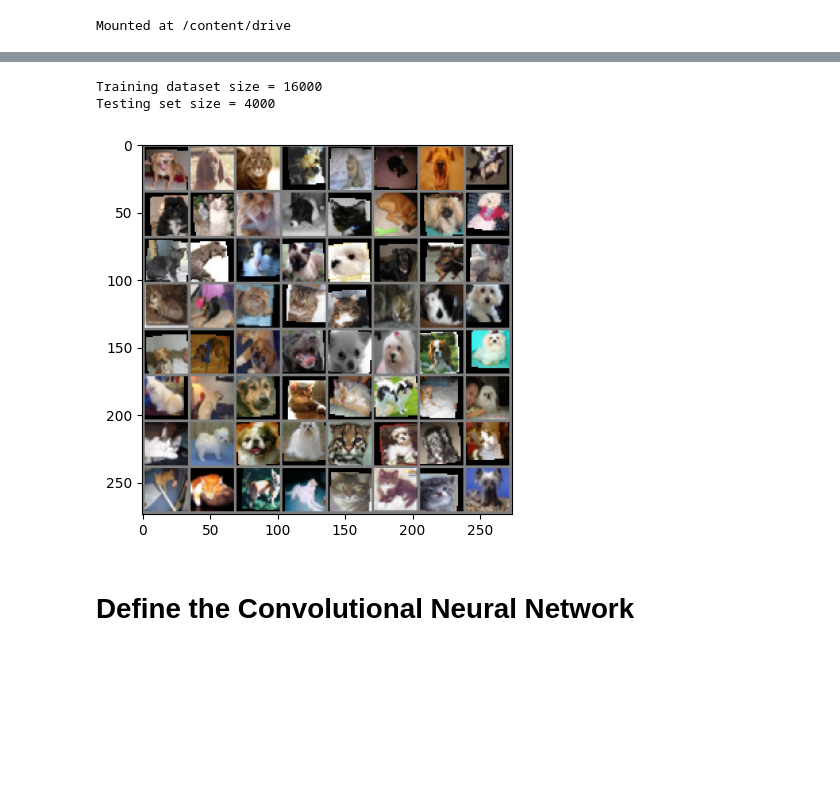
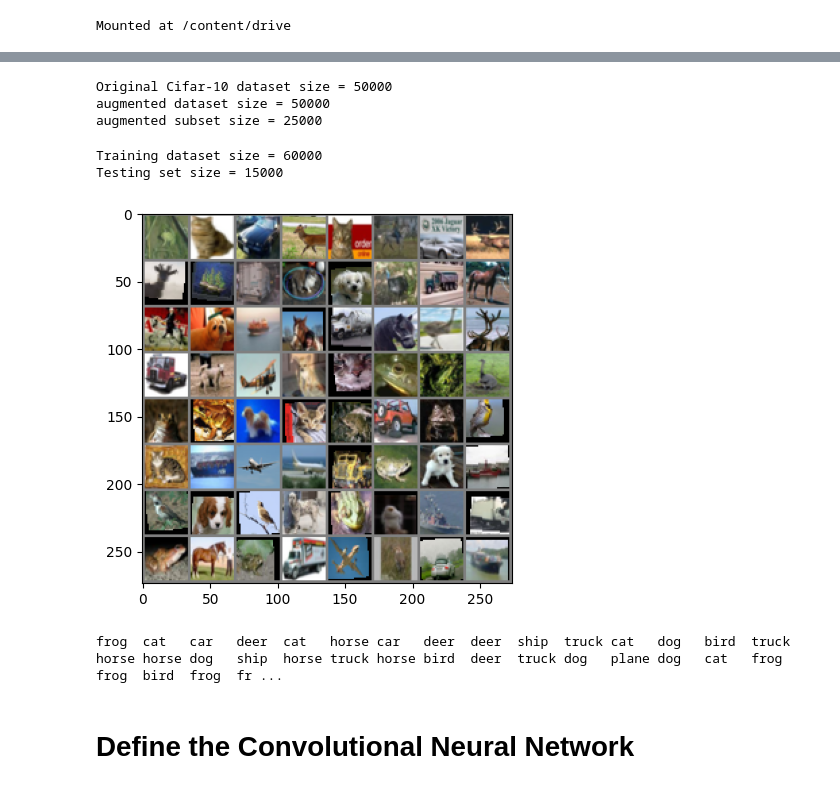
Before and after one commit to Al-harithM/CIFAR-10_CNN, a Jupyter notebook: cats_vs_dogs_CNN.ipynb, the cells around one changed output, grey strips where cells are left out. Drawn from its saved outputs; the diff is of its cells as text; code cells hidden in the pictures; blank space fills up the shorter version.

Commit message:
train all the classes in the dataset instead of only dogs, and cats, and compare our model with ResNet18

```diff
--- a/cats_vs_dogs_CNN.ipynb
+++ b/cats_vs_dogs_CNN.ipynb
@@ -26,16 +26,12 @@ drive.mount('/content/drive')
 Mounted at /content/drive
 # %%
 # Download cifar-10 training dataset
-trainset = torchvision.datasets.CIFAR10(
+dataset = torchvision.datasets.CIFAR10(
     root='/content/drive/MyDrive/cifar_data',
     train=True,
     download=True,
     transform=transform
 )
-
-CAT_LABEL = 3
-dog_label = 5
-target_classes = [CAT_LABEL, dog_label]
 # %%
 augmented_dataset = torchvision.datasets.CIFAR10(
     root='/content/drive/MyDrive/cifar_data',
@@ -106,2 +48,2 @@ Filtered binary dataset size (Cats & Dogs only): 10000 images
 # %%
-trainingset, testingset = torch.utils.data.random_split(binary_trainset,[0.6,0.4])
+trainset, testset = torch.utils.data.random_split(dataset,[0.7,0.3])
@@ -111,35 +50,50 @@ complete_train_dataset = torch.utils.data.ConcatDataset(
+# %%
+augmented_dataset_evens = list(range(0,len(augmented_dataset),2))
+augmented_subset = torch.utils.data.Subset(augmented_dataset, augmented_dataset_evens)
+
+complete_trainset = torch.utils.data.ConcatDataset(
+    [trainset, augmented_subset]
+)
+# %%
+print(f"Original Cifar-10 dataset size = {len(dataset)}")
+print(f"augmented dataset size = {len(augmented_dataset)}")
+print(f"augmented subset size = {len(augmented_subset)}")
+# %% [output]
+Original Cifar-10 dataset size = 50000
+augmented dataset size = 50000
+augmented subset size = 25000
 # %%
 batch_size = 64
 
-trainloader = torch.utils.data.DataLoader(complete_train_dataset, batch_size=batch_size, shuffle=True, num_workers=2, pin_memory=True)
-testloader  = torch.utils.data.DataLoader(testingset, batch_size=batch_size, shuffle=False, num_workers=2, pin_memory=True)
+trainloader = torch.utils.data.DataLoader(complete_trainset, batch_size=batch_size, shuffle=True, num_workers=2, pin_memory=True)
+testloader  = torch.utils.data.DataLoader(testset, batch_size=batch_size, shuffle=False, num_workers=2, pin_memory=True)
 
-print(f"Training dataset size = {len(complete_train_dataset)}")
-print(f"Testing set size = {len(testingset)}")
-
-classes = ('cat', 'dog')
+print(f"Training dataset size = {len(complete_trainset)}")
+print(f"Testing set size = {len(testset)}")
 # %% [output]
-Training dataset size = 16000
-Testing set size = 4000
+Training dataset size = 60000
+Testing set size = 15000
 # %%
 #show some images
 import matplotlib.pyplot as plt
 import numpy as np
 
 def imshow(img):
   img = img/2 + 0.5 #unnormalize
   npimg = img.numpy()
   plt.imshow(np.transpose(npimg,(1,2,0)))
-  plt.show
+  plt.show()
 
 #get some random training images
 dataiter = iter(trainloader)
 images, labels = next(dataiter)
 
 #show images
 imshow(torchvision.utils.make_grid(images))
+print(' '.join(f'{target_classes[labels[j]]:5s}' for j in range(batch_size)))
 # %% [output]
-[figure, old version]
+[figure, new version]
+frog  cat   car   deer  cat   horse car   deer  deer  ship  truck cat   dog   bird  truck horse horse dog   ship  horse truck horse bird  deer  truck dog   plane dog   cat   frog  frog  bird  frog  fr ...
 # %% [markdown]
 # Define the Convolutional Neural Network
 # %%
```
Also changed, not shown: parts of 23 cells of this notebook.
